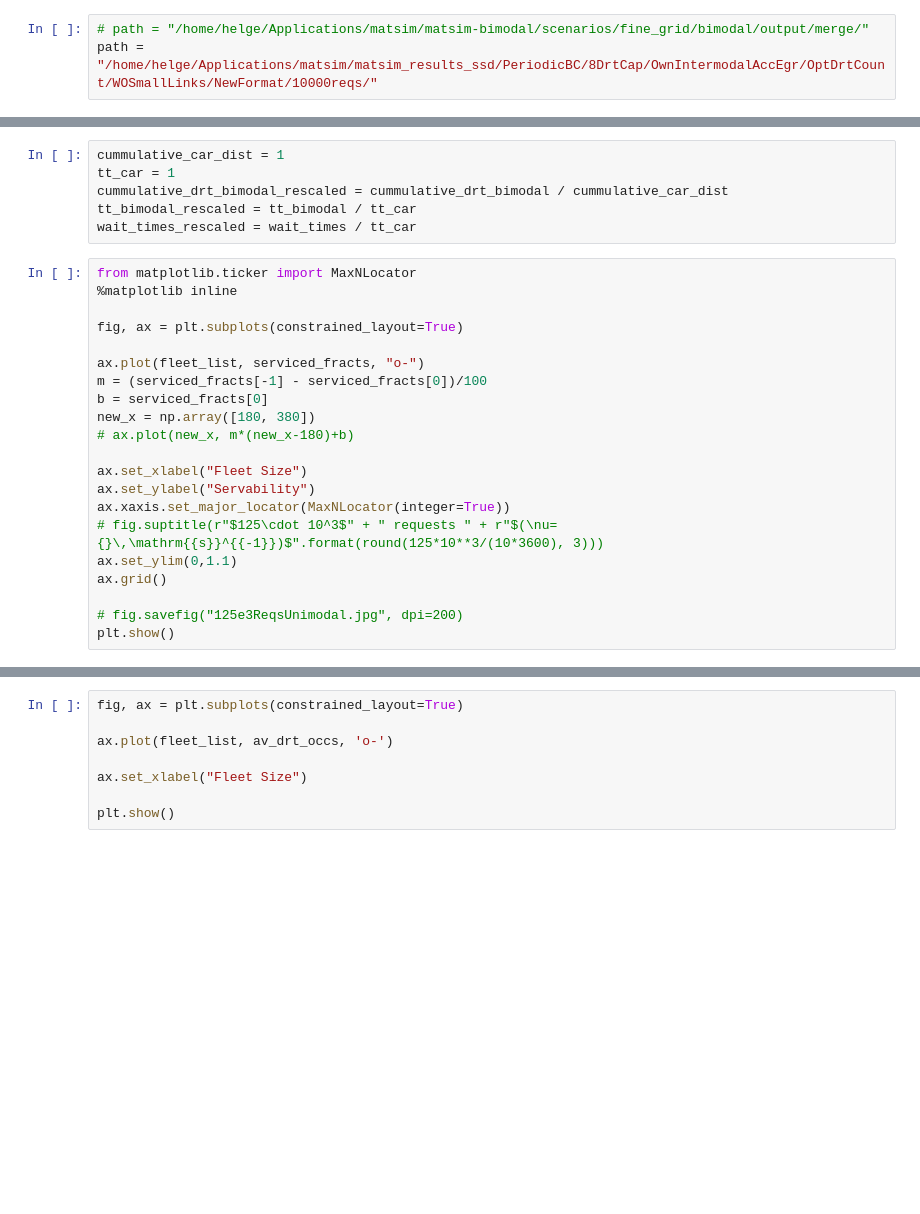
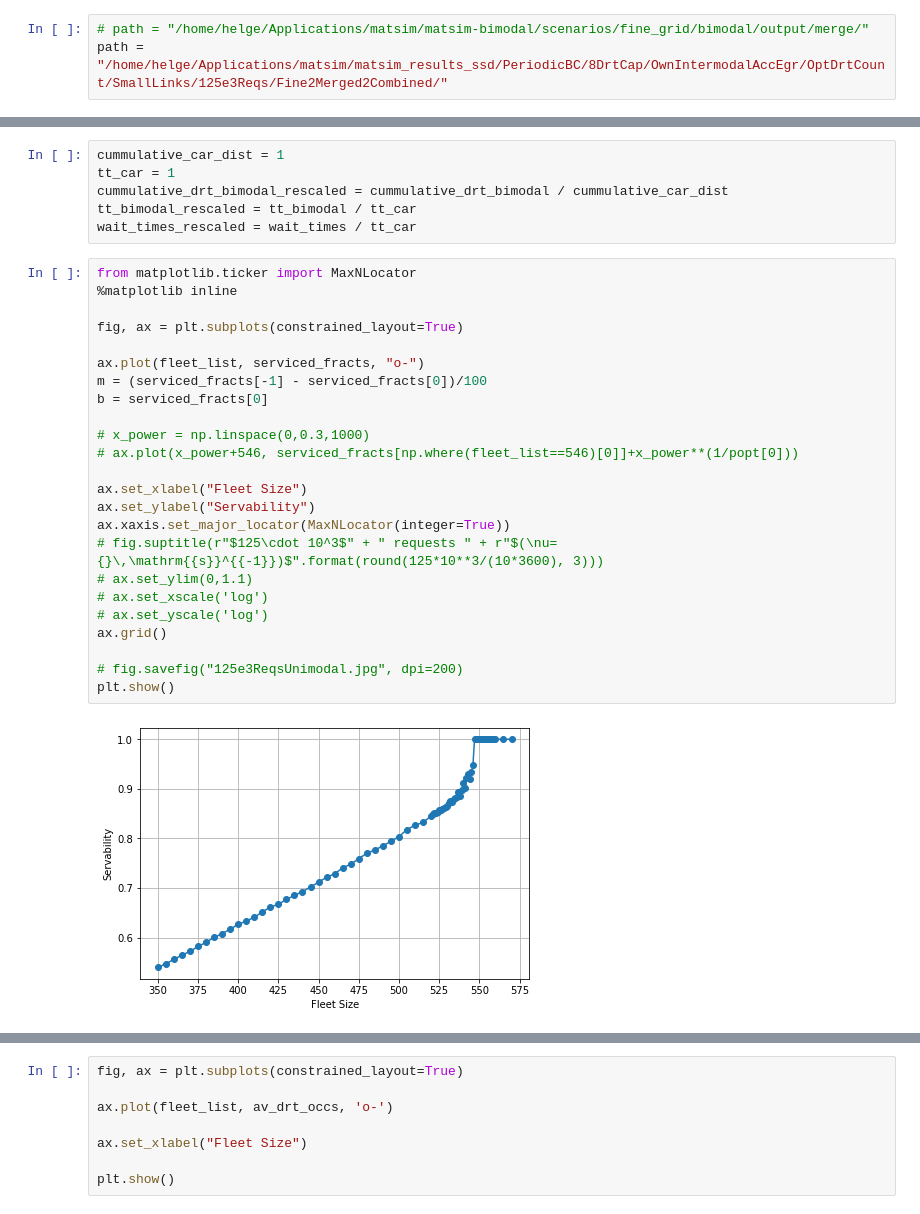
Before and after one commit to poss-group/matsim-bimodal-1, a Jupyter notebook: python_analysis/VaryFleetSizeNewFormatDrt.ipynb, the cells around one changed output, grey strips where cells are left out. Cells and saved outputs as stored; diff of their text form; blank space fills up the shorter version.

```diff
--- a/python_analysis/VaryFleetSizeNewFormatDrt.ipynb
+++ b/python_analysis/VaryFleetSizeNewFormatDrt.ipynb
@@ -11,7 +11,7 @@ import pprint
 import re
 # %%
 # path = "/home/helge/Applications/matsim/matsim-bimodal/scenarios/fine_grid/bimodal/output/merge/"
-path = "/home/helge/Applications/matsim/matsim_results_ssd/PeriodicBC/8DrtCap/OwnIntermodalAccEgr/OptDrtCount/WOSmallLinks/NewFormat/10000reqs/"
+path = "/home/helge/Applications/matsim/matsim_results_ssd/PeriodicBC/8DrtCap/OwnIntermodalAccEgr/OptDrtCount/SmallLinks/125e3Reqs/Fine2Merged2Combined/"
 # %%
 def getDirsFleetSizes(directory, mode="bimodal"):
     result = []
@@ -285,21 +324,26 @@ wait_times_rescaled = wait_times / tt_car
 # %%
 from matplotlib.ticker import MaxNLocator
 %matplotlib inline
 
 fig, ax = plt.subplots(constrained_layout=True)
 
 ax.plot(fleet_list, serviced_fracts, "o-")
 m = (serviced_fracts[-1] - serviced_fracts[0])/100
 b = serviced_fracts[0]
-new_x = np.array([180, 380])
-# ax.plot(new_x, m*(new_x-180)+b)
+
+# x_power = np.linspace(0,0.3,1000)
+# ax.plot(x_power+546, serviced_fracts[np.where(fleet_list==546)[0]]+x_power**(1/popt[0]))
 
 ax.set_xlabel("Fleet Size")
 ax.set_ylabel("Servability")
 ax.xaxis.set_major_locator(MaxNLocator(integer=True))
 # fig.suptitle(r"$125\cdot 10^3$" + " requests " + r"$(\nu={}\,\mathrm{{s}}^{{-1}})$".format(round(125*10**3/(10*3600), 3)))
-ax.set_ylim(0,1.1)
+# ax.set_ylim(0,1.1)
+# ax.set_xscale('log')
+# ax.set_yscale('log')
 ax.grid()
 
 # fig.savefig("125e3ReqsUnimodal.jpg", dpi=200)
 plt.show()
+# %% [output]
+[figure, added]
```
Also changed, not shown: parts of 5 cells of this notebook, 2 other files.
